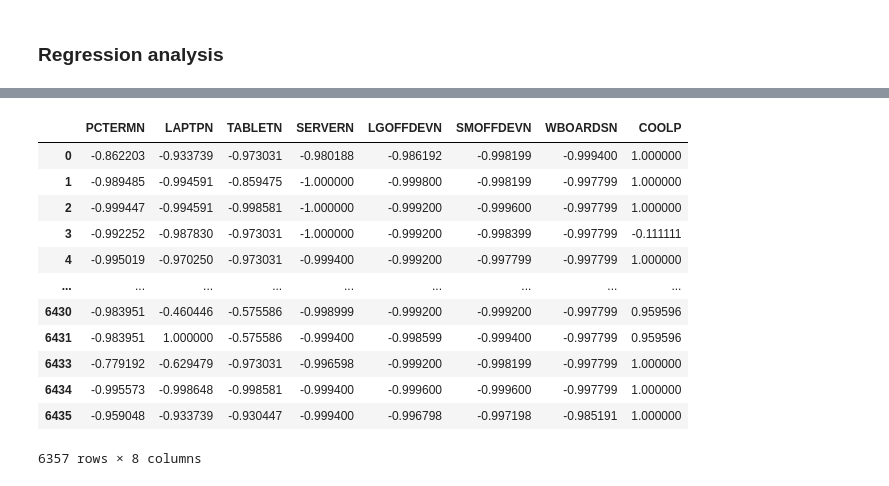
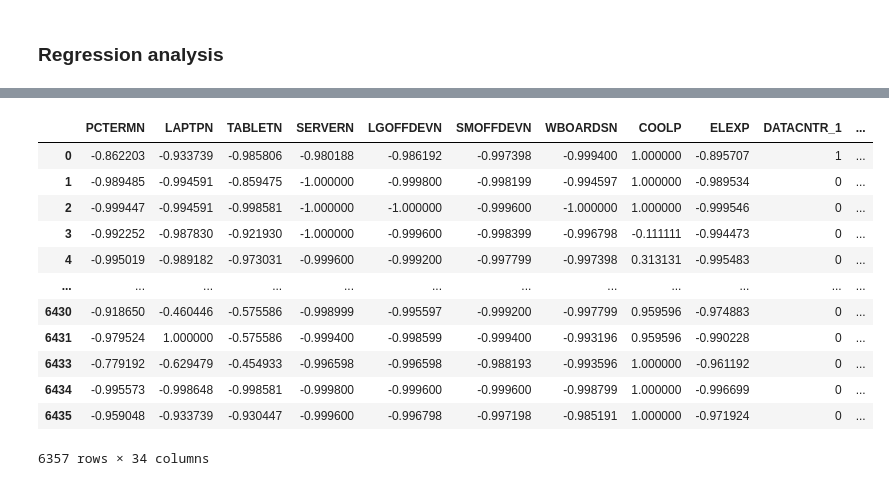
Before and after one commit to aash1999/Commercial-Buildings-Energy-Consumption-Survey, a Jupyter notebook: codes/EDAQ3_Aakash.ipynb, the cells around one changed output, grey strips where cells are left out. Saved outputs shown, nothing was run; the diff lists cells and outputs as text; code cells hidden in the pictures.

```diff
--- a/codes/EDAQ3_Aakash.ipynb
+++ b/codes/EDAQ3_Aakash.ipynb
@@ -309,11 +309,44 @@ H-statistic: 102.6759, P-value: 0.0000
 # %% [markdown]
 ### Regression analysis
 # %%
+
 # cat_cols = ["DATACNTR", "TRNGRM", "STDNRM", "LGOFFDEV", "SMOFFDEV", "SERVER", "LAPTOP", "RFGSTO", "ELCOOL","GOVOWN"]
 # cont_cols = ["PCTERMN", "LAPTPN", "TABLETN","SERVERN", "LGOFFDEVN", "SMOFFDEVN", "WBOARDSN", "COOLP", "ELEXP"]
 # Replace NaN with median for all numerical columns
-df = df[cont_cols+cat_cols]
-df[cont_cols] = df[cont_cols].apply(lambda col: col.fillna(col.median()))
+df_imputed_0 = df[cont_cols+cat_cols]
+df_imputed_0[cont_cols] = df_imputed_0[cont_cols].apply(lambda col: col.fillna(col.median()))
 
 # Replace NaN with the mode (most frequent category) for categorical columns
-df[cat_cols] = df[cat_cols].apply(lambda col: col.fillna(col.mode()[0]))
+df_imputed_0[cat_cols] = df_imputed_0[cat_cols].apply(lambda col: col.fillna(col.mode()[0]))
+
+
+from sklearn.impute import KNNImputer
+import pandas as pd
+
+# Assuming df is the DataFrame and cont_cols, cat_cols are already defined
+
+# Create a copy of the dataframe to avoid modifying the original one
+df_imputed = df.copy()
+
+# Separate continuous and categorical columns
+X_continuous = df_imputed[cont_cols]
+X_categorical = df_imputed[cat_cols]
+
+# KNN Imputation for Continuous Columns
+knn_imputer = KNNImputer(n_neighbors=5)
+df_imputed[cont_cols] = knn_imputer.fit_transform(X_continuous)
+
+# KNN Imputation for Categorical Columns (using the mode for categorical features)
+# First, convert categorical columns to numeric for KNN imputation (using label encoding)
+X_categorical_encoded = X_categorical.apply(lambda col: col.astype('category').cat.codes)
+
+# Perform KNN imputation for categorical data
+df_imputed[cat_cols] = knn_imputer.fit_transform(X_categorical_encoded)
+
+# Convert back to original categorical values (decode the encoded labels)
+df_imputed[cat_cols] = df_imputed[cat_cols].apply(lambda col: col.astype('category').cat.codes)
+for col in cat_cols:
+    df_imputed[col] = df_imputed[col].astype('category')
+
+# Output the imputed dataframe
+print(df_imputed.head())
@@ -321,7 +372,7 @@ df[cat_cols] = df[cat_cols].apply(lambda col: col.fillna(col.mode()[0]))
 import pandas as pd
 
 # One-hot encode categorical columns
-df_data_prep = pd.get_dummies(df, columns=cat_cols, drop_first=True)  # drop_first=True avoids dummy variable trap
+df_data_prep = pd.get_dummies(df_imputed, columns=cat_cols, drop_first=True)  # drop_first=True avoids dummy variable trap
 
 # Convert all columns to integers
 df_data_prep = df_data_prep.astype(int)
@@ -611,16 +678,16 @@ R² Score: 0.4675
 # %%
-df_data_prep[cont_cols]
+df_data_prep
 # %% [output]
-|  | PCTERMN | LAPTPN | TABLETN | SERVERN | LGOFFDEVN | SMOFFDEVN | WBOARDSN | COOLP |
-| 0 | -0.862203 | -0.933739 | -0.973031 | -0.980188 | -0.986192 | -0.998199 | -0.999400 | 1.000000 |
-| 1 | -0.989485 | -0.994591 | -0.859475 | -1.000000 | -0.999800 | -0.998199 | -0.997799 | 1.000000 |
-| 2 | -0.999447 | -0.994591 | -0.998581 | -1.000000 | -0.999200 | -0.999600 | -0.997799 | 1.000000 |
-| 3 | -0.992252 | -0.987830 | -0.973031 | -1.000000 | -0.999200 | -0.998399 | -0.997799 | -0.111111 |
-| 4 | -0.995019 | -0.970250 | -0.973031 | -0.999400 | -0.999200 | -0.997799 | -0.997799 | 1.000000 |
-| ... | ... | ... | ... | ... | ... | ... | ... | ... |
-| 6430 | -0.983951 | -0.460446 | -0.575586 | -0.998999 | -0.999200 | -0.999200 | -0.997799 | 0.959596 |
-| 6431 | -0.983951 | 1.000000 | -0.575586 | -0.999400 | -0.998599 | -0.999400 | -0.997799 | 0.959596 |
-| 6433 | -0.779192 | -0.629479 | -0.973031 | -0.996598 | -0.999200 | -0.998199 | -0.997799 | 1.000000 |
-| 6434 | -0.995573 | -0.998648 | -0.998581 | -0.999400 | -0.999600 | -0.999600 | -0.997799 | 1.000000 |
-| 6435 | -0.959048 | -0.933739 | -0.930447 | -0.999400 | -0.996798 | -0.997198 | -0.985191 | 1.000000 |
+|  | PCTERMN | LAPTPN | TABLETN | SERVERN | LGOFFDEVN | SMOFFDEVN | WBOARDSN | COOLP | ELEXP | DATACNTR_1 | ... |
+| 0 | -0.862203 | -0.933739 | -0.985806 | -0.980188 | -0.986192 | -0.997398 | -0.999400 | 1.000000 | -0.895707 | 1 | ... |
+| 1 | -0.989485 | -0.994591 | -0.859475 | -1.000000 | -0.999800 | -0.998199 | -0.994597 | 1.000000 | -0.989534 | 0 | ... |
+| 2 | -0.999447 | -0.994591 | -0.998581 | -1.000000 | -1.000000 | -0.999600 | -1.000000 | 1.000000 | -0.999546 | 0 | ... |
+| 3 | -0.992252 | -0.987830 | -0.921930 | -1.000000 | -0.999600 | -0.998399 | -0.996798 | -0.111111 | -0.994473 | 0 | ... |
+| 4 | -0.995019 | -0.989182 | -0.973031 | -0.999600 | -0.999200 | -0.997799 | -0.997398 | 0.313131 | -0.995483 | 0 | ... |
+| ... | ... | ... | ... | ... | ... | ... | ... | ... | ... | ... | ... |
+| 6430 | -0.918650 | -0.460446 | -0.575586 | -0.998999 | -0.995597 | -0.999200 | -0.997799 | 0.959596 | -0.974883 | 0 | ... |
+| 6431 | -0.979524 | 1.000000 | -0.575586 | -0.999400 | -0.998599 | -0.999400 | -0.993196 | 0.959596 | -0.990228 | 0 | ... |
+| 6433 | -0.779192 | -0.629479 | -0.454933 | -0.996598 | -0.996598 | -0.988193 | -0.993596 | 1.000000 | -0.961192 | 0 | ... |
+| 6434 | -0.995573 | -0.998648 | -0.998581 | -0.999800 | -0.999600 | -0.999600 | -0.998799 | 1.000000 | -0.996699 | 0 | ... |
+| 6435 | -0.959048 | -0.933739 | -0.930447 | -0.999600 | -0.996798 | -0.997198 | -0.985191 | 1.000000 | -0.971924 | 0 | ... |
-6357 rows × 8 columns
+6357 rows × 34 columns
```
Also changed, not shown: parts of 11 cells of this notebook, 1 other file.
